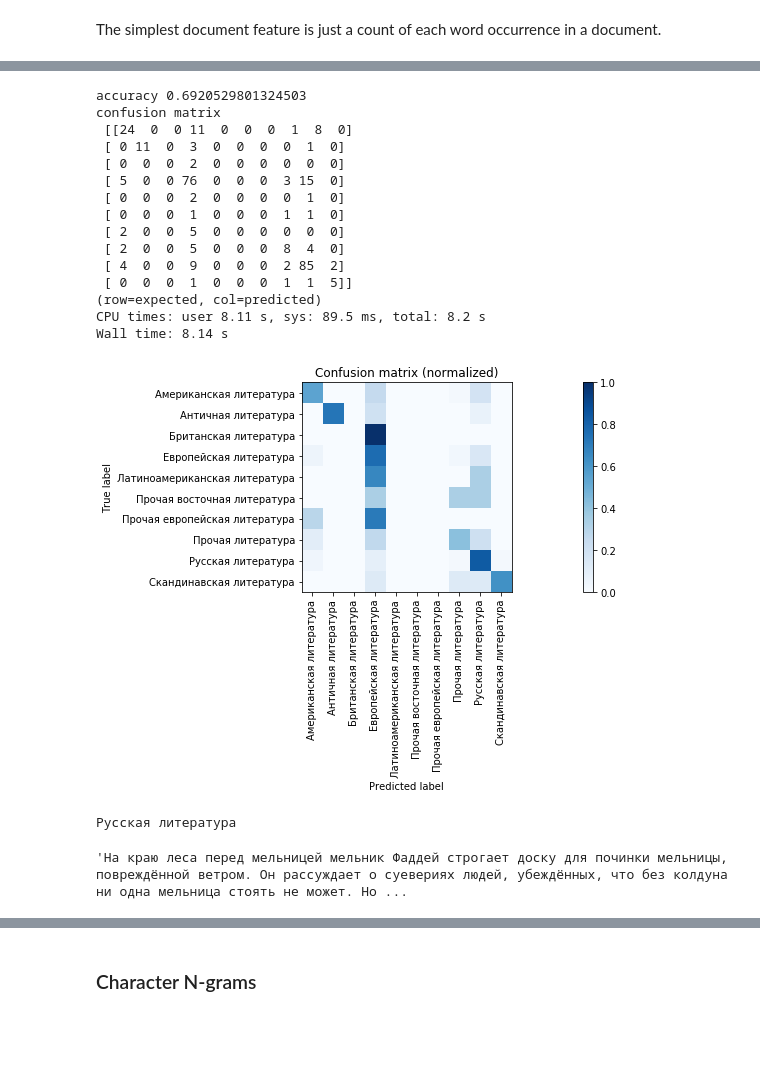
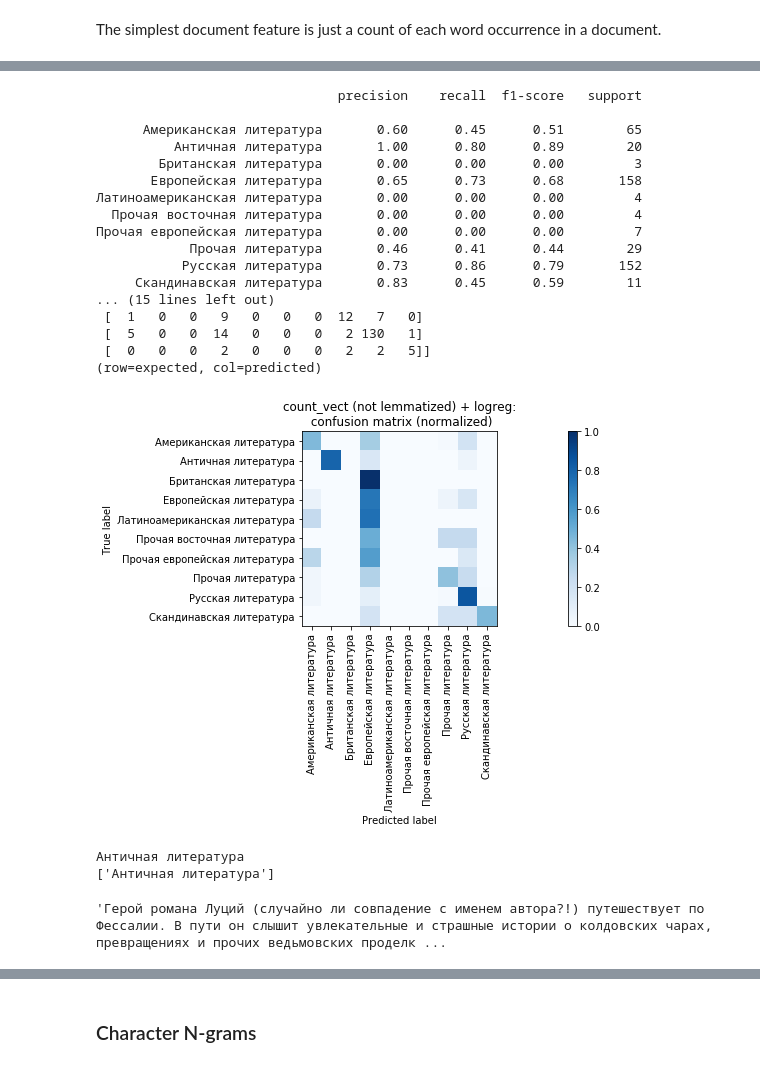
Before and after one commit to nevmenandr/brief-content, a Jupyter notebook: code/1_classification_traditions.ipynb, the cells around one changed output, grey strips where cells are left out. Saved outputs shown, nothing was run; the diff lists cells and outputs as text; code cells hidden in the pictures; blank space fills up the shorter version.

```diff
--- a/code/1_classification_traditions.ipynb
+++ b/code/1_classification_traditions.ipynb
@@ -73,4 +76,5 @@ The simplest document feature is just a count of each word occurrence in a docum
 
 count_vectorizer = CountVectorizer(analyzer="word", max_features=3000, tokenizer=TOKENIZER, stop_words=STOPWORDS)
 train_data_features = count_vectorizer.fit_transform(train_data['text'])
+test_data_features = count_vectorizer.transform(test_data['text'])
 # %% [output]
@@ -110,21 +116,24 @@ count_vectorizer.get_feature_names()[2680:2700]
-# %%
-%%time
-
-predict(count_vectorizer, logreg, test_data['text'], test_data['tradition'], traditions)
-# %% [output]
-accuracy 0.6920529801324503
-confusion matrix
- [[24  0  0 11  0  0  0  1  8  0]
- [ 0 11  0  3  0  0  0  0  1  0]
- [ 0  0  0  2  0  0  0  0  0  0]
- [ 5  0  0 76  0  0  0  3 15  0]
- [ 0  0  0  2  0  0  0  0  1  0]
- [ 0  0  0  1  0  0  0  1  1  0]
- [ 2  0  0  5  0  0  0  0  0  0]
- [ 2  0  0  5  0  0  0  8  4  0]
- [ 4  0  0  9  0  0  0  2 85  2]
- [ 0  0  0  1  0  0  0  1  1  5]]
-(row=expected, col=predicted)
-CPU times: user 8.11 s, sys: 89.5 ms, total: 8.2 s
-Wall time: 8.14 s
-[figure, removed]
+# %%
+predictions = logreg.predict(test_data_features)
+# %%
+evaluate_prediction(test_data['tradition'], predictions, traditions,
+                    title='count_vect (not lemmatized) + logreg:\n confusion matrix')
+# %% [output]
+                               precision    recall  f1-score   support
+
+      Американская литература       0.60      0.45      0.51        65
+          Античная литература       1.00      0.80      0.89        20
+        Британская литература       0.00      0.00      0.00         3
+       Европейская литература       0.65      0.73      0.68       158
+Латиноамериканская литература       0.00      0.00      0.00         4
+  Прочая восточная литература       0.00      0.00      0.00         4
+Прочая европейская литература       0.00      0.00      0.00         7
+            Прочая литература       0.46      0.41      0.44        29
+           Русская литература       0.73      0.86      0.79       152
+     Скандинавская литература       0.83      0.45      0.59        11
+... (15 lines left out)
+ [  1   0   0   9   0   0   0  12   7   0]
+ [  5   0   0  14   0   0   0   2 130   1]
+ [  0   0   0   2   0   0   0   2   2   5]]
+(row=expected, col=predicted)
+[figure, added]
@@ -131,10 +142,13 @@ Wall time: 8.14 s
 # %%
-print(df.loc[0, 'tradition'])
-logreg.predict(count_vectorizer.transform([df.loc[0, 'text']]))
-df.loc[0, 'text'][:1000]
+index = 50
+
+print(df.loc[index, 'tradition'])
+print(logreg.predict(count_vectorizer.transform([df.loc[index, 'text']])))
+df.loc[index, 'text'][:1000]
 # %% [output]
-Русская литература
+Античная литература
+['Античная литература']
-'На краю леса перед мельницей мельник Фаддей строгает доску для починки мельницы, повреждённой ветром. Он рассуждает о суевериях людей, убеждённых, что без колдуна ни одна мельница стоять не может. Но ...
+'Герой романа Луций (случайно ли совпадение с именем автора?!) путешествует по Фессалии. В пути он слышит увлекательные и страшные истории о колдовских чарах, превращениях и прочих ведьмовских проделк ...
 # %%
 %%time
 
```
Also changed, not shown: parts of 83 cells of this notebook, 2 other files.
